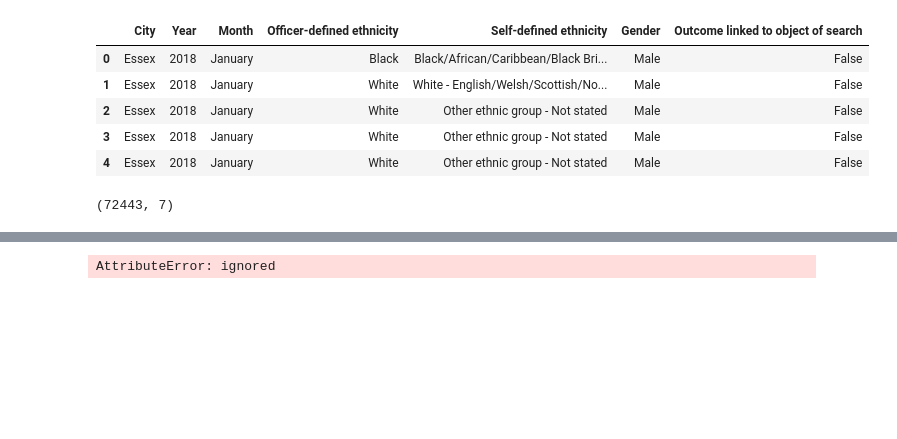
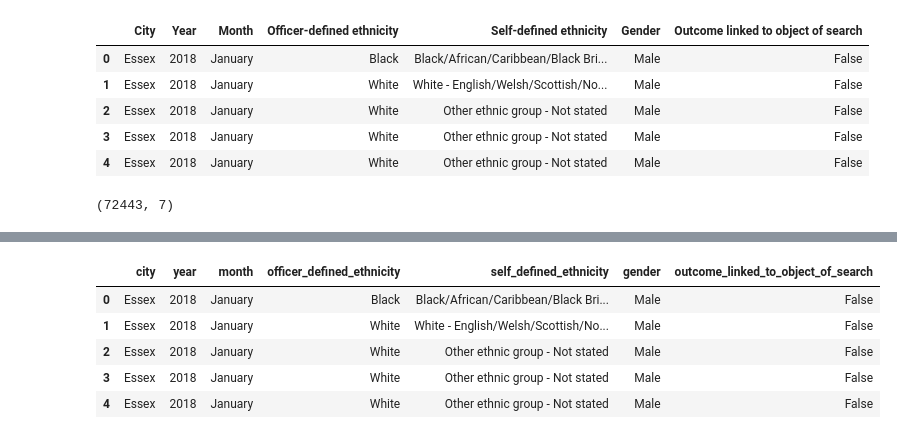
Before and after one commit to ah20776/CE888---Assignment, a Jupyter notebook: Ethnicity in UK Policing/newbias.ipynb, the cells around one changed output, grey strips where cells are left out. Drawn from its saved outputs; the diff is of its cells as text; code cells hidden in the pictures; blank space fills up the shorter version.

```diff
--- a/Ethnicity in UK Policing/newbias.ipynb
+++ b/Ethnicity in UK Policing/newbias.ipynb
@@ -320,8 +314,15 @@ files.download('finaldata.csv')
 # %% [output]
 [interactive output not drawn]
 [interactive output not drawn]
-# %%
-pub = df['Place of Publication']
->>> london = pub.str.contains('London')
-# %% [output]
-AttributeError: ignored
+# %%
+#renaming the column name to standard
+
+data.columns= data.columns.str.lower().str.replace('(','').str.replace(')','').str.replace('-','_').str.replace(' ','_')
+data.head()
+# %% [output]
+|  | city | year | month | officer_defined_ethnicity | self_defined_ethnicity | gender | outcome_linked_to_object_of_search |
+| 0 | Essex | 2018 | January | Black | Black/African/Caribbean/Black Bri... | Male | False |
+| 1 | Essex | 2018 | January | White | White - English/Welsh/Scottish/No... | Male | False |
+| 2 | Essex | 2018 | January | White | Other ethnic group - Not stated | Male | False |
+| 3 | Essex | 2018 | January | White | Other ethnic group - Not stated | Male | False |
+| 4 | Essex | 2018 | January | White | Other ethnic group - Not stated | Male | False |
```
Also changed, not shown: parts of 8 cells of this notebook.
